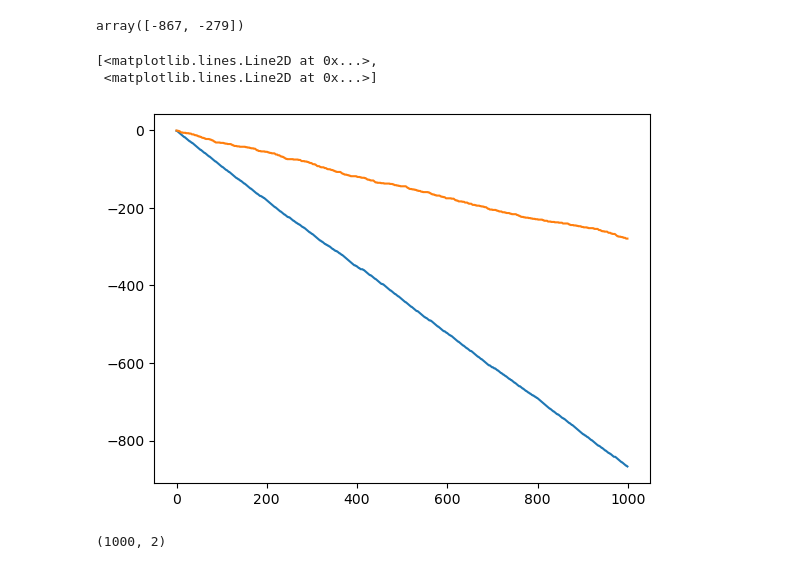
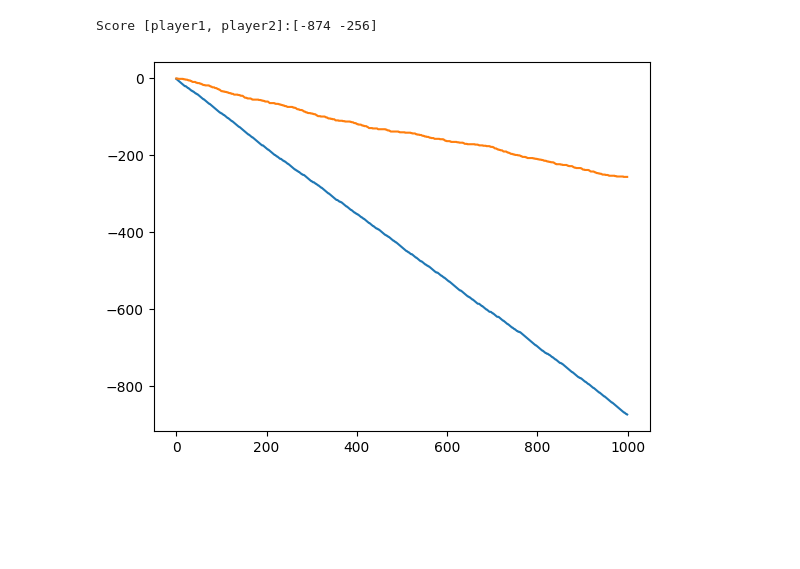
Before and after one commit to faizankshaikh/CompBattle, a Jupyter notebook: experiments/trial1.ipynb, the cells around one changed output. Drawn from its saved outputs; the diff is of its cells as text; code cells hidden in the pictures; blank space fills up the shorter version.

```diff
--- a/experiments/trial1.ipynb
+++ b/experiments/trial1.ipynb
@@ -84,23 +95,27 @@ array([-250, -871])
 # %%
 # player1 cooperates, player2 defects
 episodes = 1000
 
 episode_rews = []
 
 for _ in range(episodes):
 
     obs = env.reset()
     while env.agents:
         acts = {
             "player1": 1,
             "player2": 0
         }
 
         obs, rews, terms, truncs, infos = env.step(acts)
         # print(obs, rews)
 
     episode_rews.append([rews['player1'], rews['player2']])
 
-np.sum(np.array(episode_rews), axis=0)
+arr = np.array(episode_rews)
+print(f"Score [player1, player2]:{np.sum(arr, axis=0)}")
+plt.plot(arr.cumsum(axis=0))
+plt.show()
 # %% [output]
-array([-867, -279])
+Score [player1, player2]:[-874 -256]
+[figure, added]
@@ -109,10 +121,0 @@ arr = np.array(episode_rews)
-# %%
-plt.plot(arr.cumsum(axis=0))
-# %% [output]
-[<matplotlib.lines.Line2D at 0x...>,
- <matplotlib.lines.Line2D at 0x...>]
-[figure, removed]
-# %%
-arr.shape
-# %% [output]
-(1000, 2)
```
Also changed, not shown: parts of 8 cells of this notebook.
